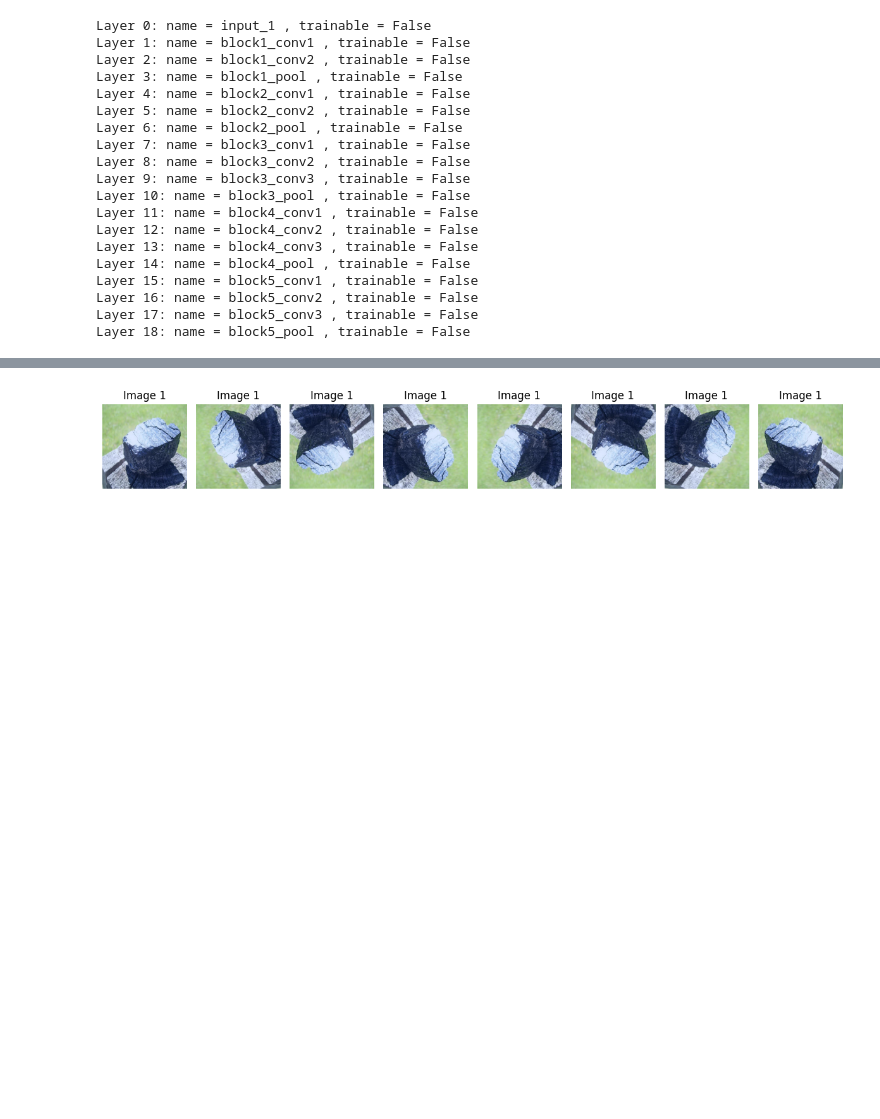
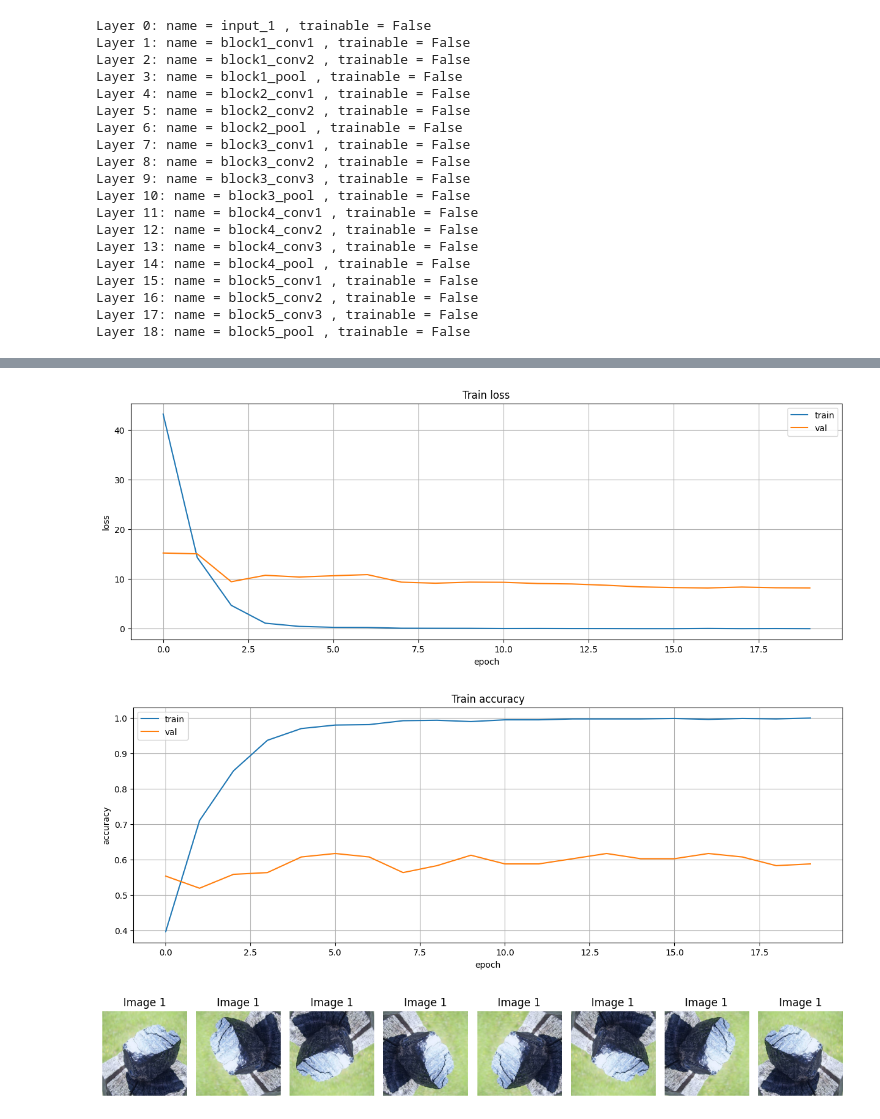
Before and after one commit to gnapat/CNN_Imageclassified, a Jupyter notebook: deep_hw01.ipynb, the cells around one changed output, grey strips where cells are left out. Cells and saved outputs as stored; diff of their text form; code cells hidden in the pictures; blank space fills up the shorter version.

```diff
--- a/deep_hw01.ipynb
+++ b/deep_hw01.ipynb
@@ -300,3 +321,28 @@ print( f"{model.metrics_names}: {results}" )
+# %%
+# Summarize history for loss
+plt.figure(figsize=(15,5))
+plt.plot(history.history['loss'])
+plt.plot(history.history['val_loss'])
+plt.title('Train loss')
+plt.ylabel('loss')
+plt.xlabel('epoch')
+plt.legend(['train', 'val'], loc='upper right')
+plt.grid()
+plt.show()
+
+# Summarize history for accuracy
+plt.figure(figsize=(15,5))
+plt.plot(history.history['acc'])
+plt.plot(history.history['val_acc'])
+plt.title('Train accuracy')
+plt.ylabel('accuracy')
+plt.xlabel('epoch')
+plt.legend(['train', 'val'], loc='upper left')
+plt.grid()
+plt.show()
+# %% [output]
+[figure, added]
+[figure, added]
 # %%
 fig, axes = plt.subplots(1, 8, figsize=(12, 4))
 
```
Also changed, not shown: parts of 19 cells of this notebook.
